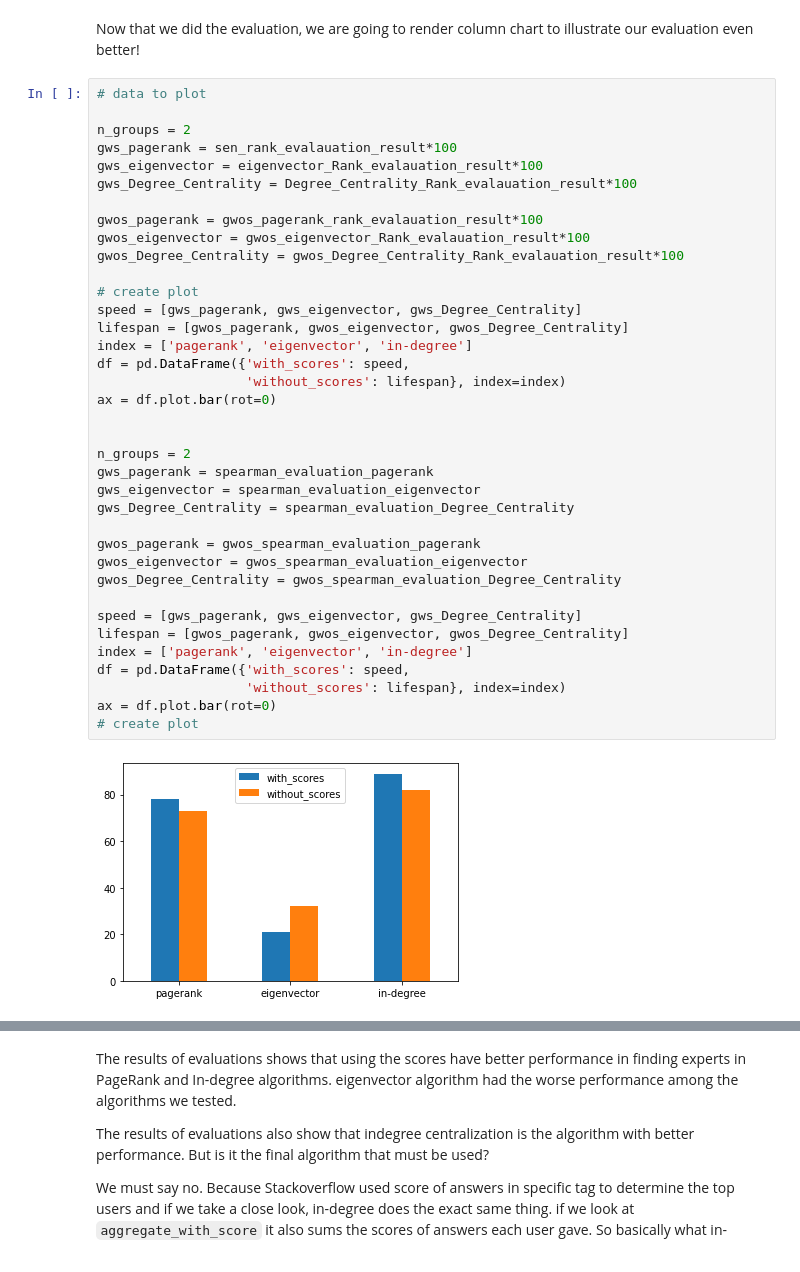
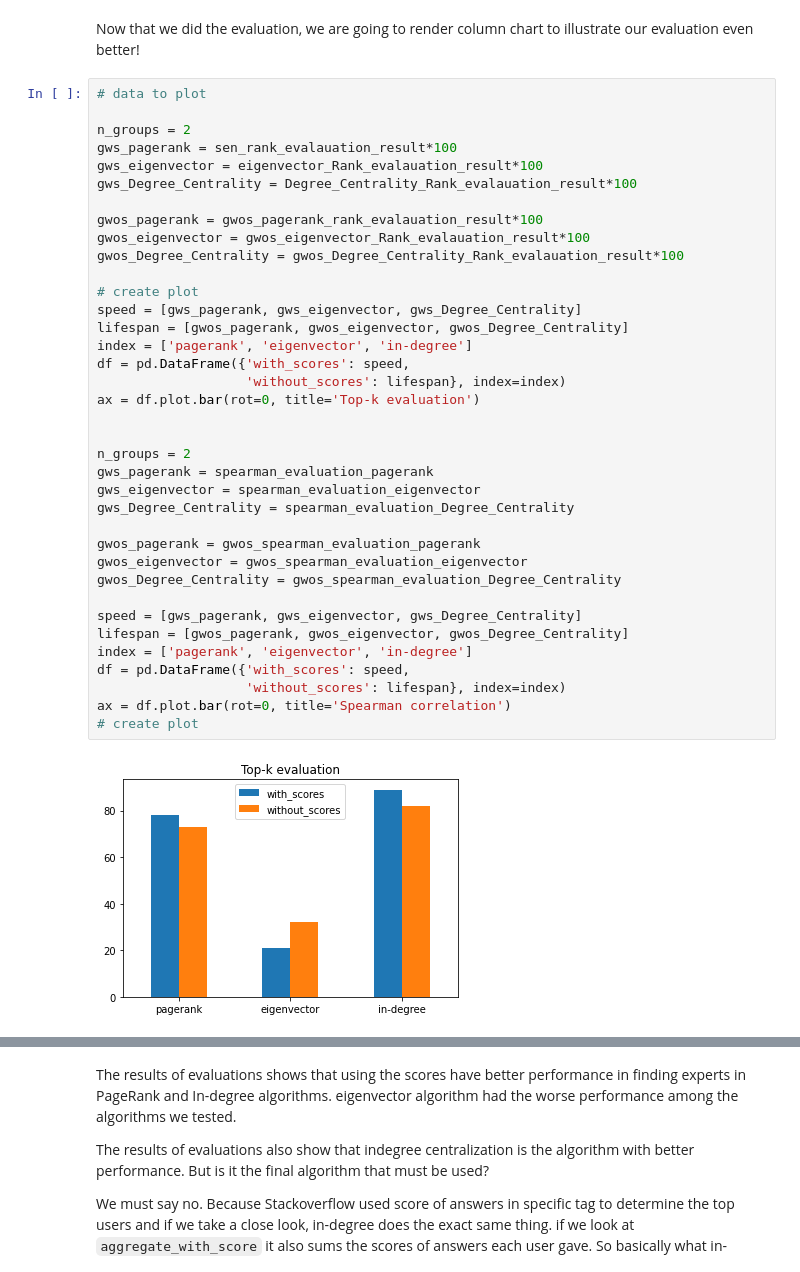
Before and after one commit to behnam7171/SocialWeb, a Jupyter notebook: research_project.ipynb, the cells around one changed output, grey strips where cells are left out. Drawn from its saved outputs; the diff is of its cells as text.

Commit message:
title for charts

```diff
--- a/research_project.ipynb
+++ b/research_project.ipynb
@@ -353,33 +353,33 @@ gws_eigenvector = eigenvector_Rank_evalauation_result*100
 gws_Degree_Centrality = Degree_Centrality_Rank_evalauation_result*100
 
 gwos_pagerank = gwos_pagerank_rank_evalauation_result*100
 gwos_eigenvector = gwos_eigenvector_Rank_evalauation_result*100
 gwos_Degree_Centrality = gwos_Degree_Centrality_Rank_evalauation_result*100
 
 # create plot
 speed = [gws_pagerank, gws_eigenvector, gws_Degree_Centrality]
 lifespan = [gwos_pagerank, gwos_eigenvector, gwos_Degree_Centrality]
 index = ['pagerank', 'eigenvector', 'in-degree']
 df = pd.DataFrame({'with_scores': speed,
                    'without_scores': lifespan}, index=index)
-ax = df.plot.bar(rot=0)
+ax = df.plot.bar(rot=0, title='Top-k evaluation')
 
 
 n_groups = 2
 gws_pagerank = spearman_evaluation_pagerank
 gws_eigenvector = spearman_evaluation_eigenvector
 gws_Degree_Centrality = spearman_evaluation_Degree_Centrality
 
 gwos_pagerank = gwos_spearman_evaluation_pagerank
 gwos_eigenvector = gwos_spearman_evaluation_eigenvector
 gwos_Degree_Centrality = gwos_spearman_evaluation_Degree_Centrality
 
 speed = [gws_pagerank, gws_eigenvector, gws_Degree_Centrality]
 lifespan = [gwos_pagerank, gwos_eigenvector, gwos_Degree_Centrality]
 index = ['pagerank', 'eigenvector', 'in-degree']
 df = pd.DataFrame({'with_scores': speed,
                    'without_scores': lifespan}, index=index)
-ax = df.plot.bar(rot=0)
+ax = df.plot.bar(rot=0, title='Spearman correlation')
 # create plot
 # %% [output]
-[figure, old version]
+[figure, new version]
```
Also changed, not shown: parts of 1 cell of this notebook.
